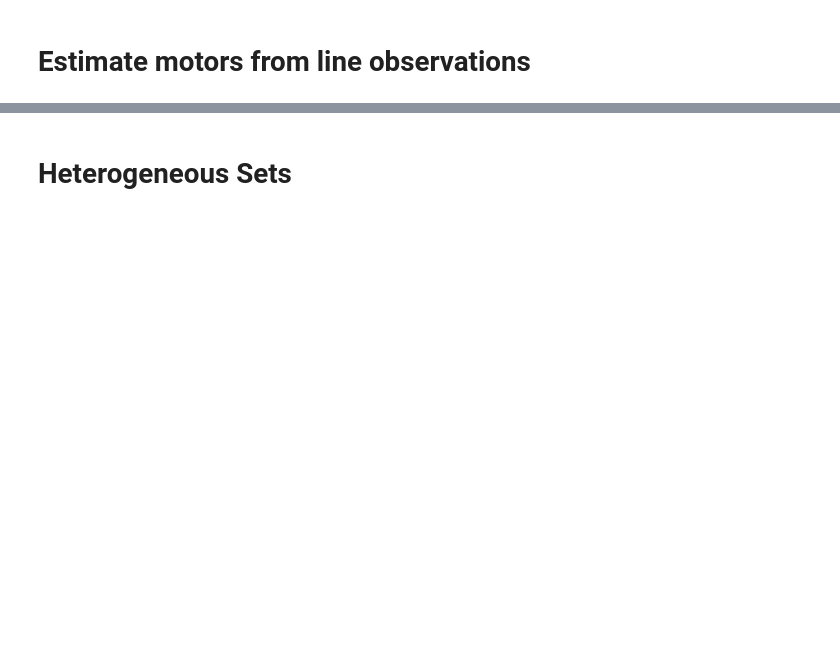
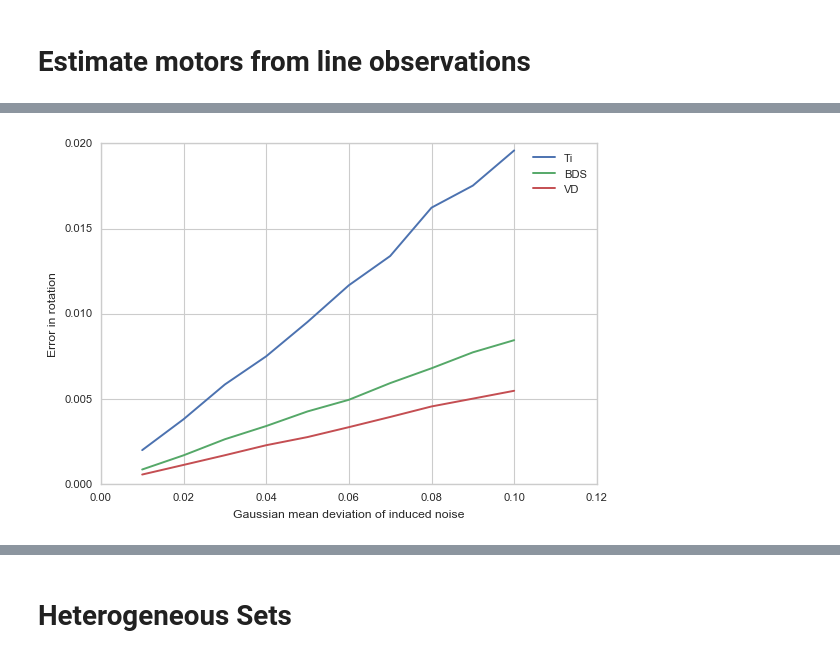
Before and after one commit to tingelst/game, a Jupyter notebook: python/Experiments-v2.ipynb, the cells around one changed output, grey strips where cells are left out. Cells and saved outputs as stored; diff of their text form; code cells hidden in the pictures; blank space fills up the shorter version.

```diff
--- a/python/Experiments-v2.ipynb
+++ b/python/Experiments-v2.ipynb
@@ -426,6 +487,0 @@ Mot: [ 0.36 -0.082 -0.81 0.46 0.094 0.003 -0.0076 0.13 ] Mot: [ 0.36 -0.082 -0.8
-# %%
-dataset = []
-for result in results_planes:
-    (ls, m, em, s) = result
-    ps, _ = create_gaussian_points(m)
-    dataset.append((ps, m, em, s))
@@ -448,0 +524,5 @@ for m, em, _ in wrong_results:
+# %%
+noise_levels = np.linspace(0.01,0.1,10)
+rmss_lines = [compare_rms_lines(*run_lines(100,32,32, rot_noise_std=noise_level,
+                                           trs_noise_std=noise_level, noisy=True))
+              for noise_level in noise_levels]
@@ -448,0 +560,21 @@ for m, em, _ in wrong_results:
+# %%
+d = pd.concat(rmss_lines)
+# %%
+fig, ax = plt.subplots(1)
+
+ax.plot(noise_levels, d['Ti']['rot'].tolist(), label='Ti')
+ax.plot(noise_levels, d['BDS']['rot'].tolist(), label='BDS')
+ax.plot(noise_levels, d['VD']['rot'].tolist(), label='VD')
+
+# ax.plot(noise_levels, d['Ti']['trs'].tolist(), label='Ti trs')
+# ax.plot(noise_levels, d['BDS']['trs'].tolist(), label='BDS trs')
+
+# ax.plot(noise_levels, d['Ti']['mot'].tolist(), label='Ti mot')
+# ax.plot(noise_levels, d['BDS']['mot'].tolist(), label='BDS mot')
+
+ax.legend(frameon=False, loc=1)
+ax.set_ylabel('Error in rotation')
+ax.set_xlabel('Gaussian mean deviation of induced noise')
+fig.savefig('/Users/lars/latex/latex-phd-thesis/Figures/lines-rot-error.pdf')
+# %% [output]
+[figure, added]
```
Also changed, not shown: parts of 69 cells of this notebook, 10 other files.
